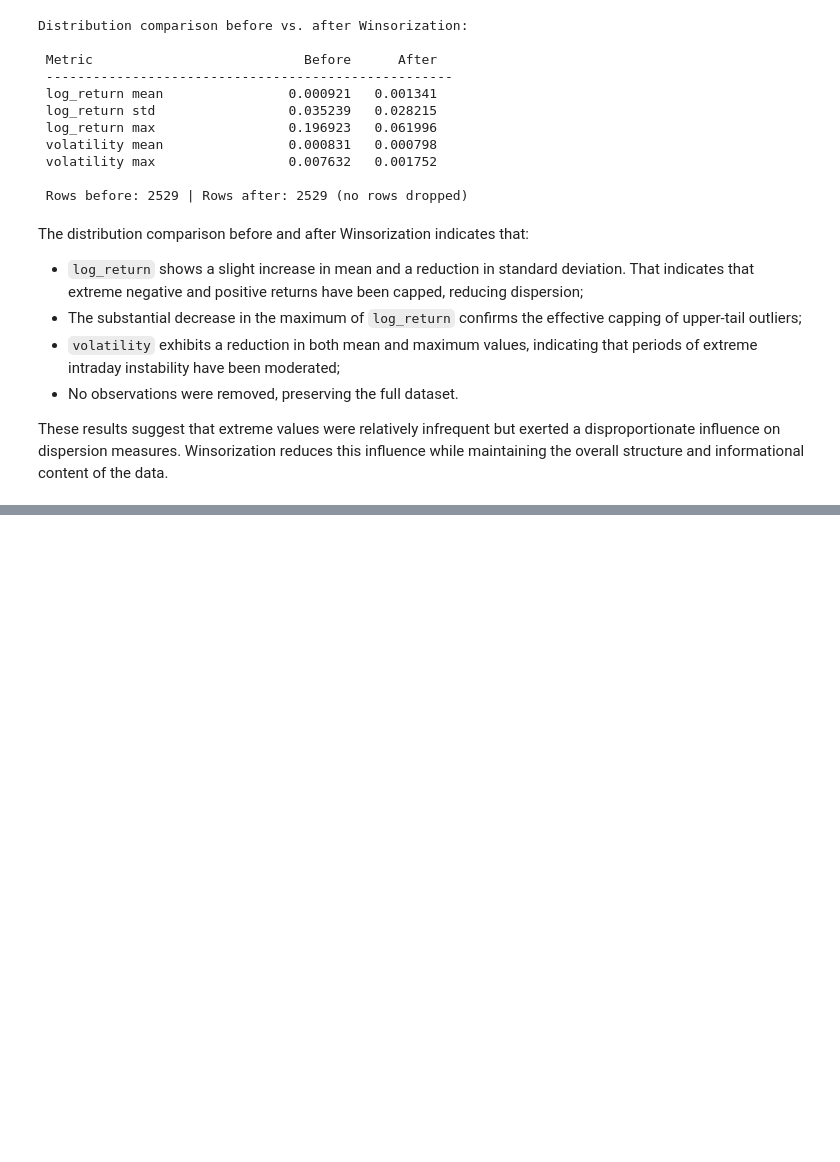
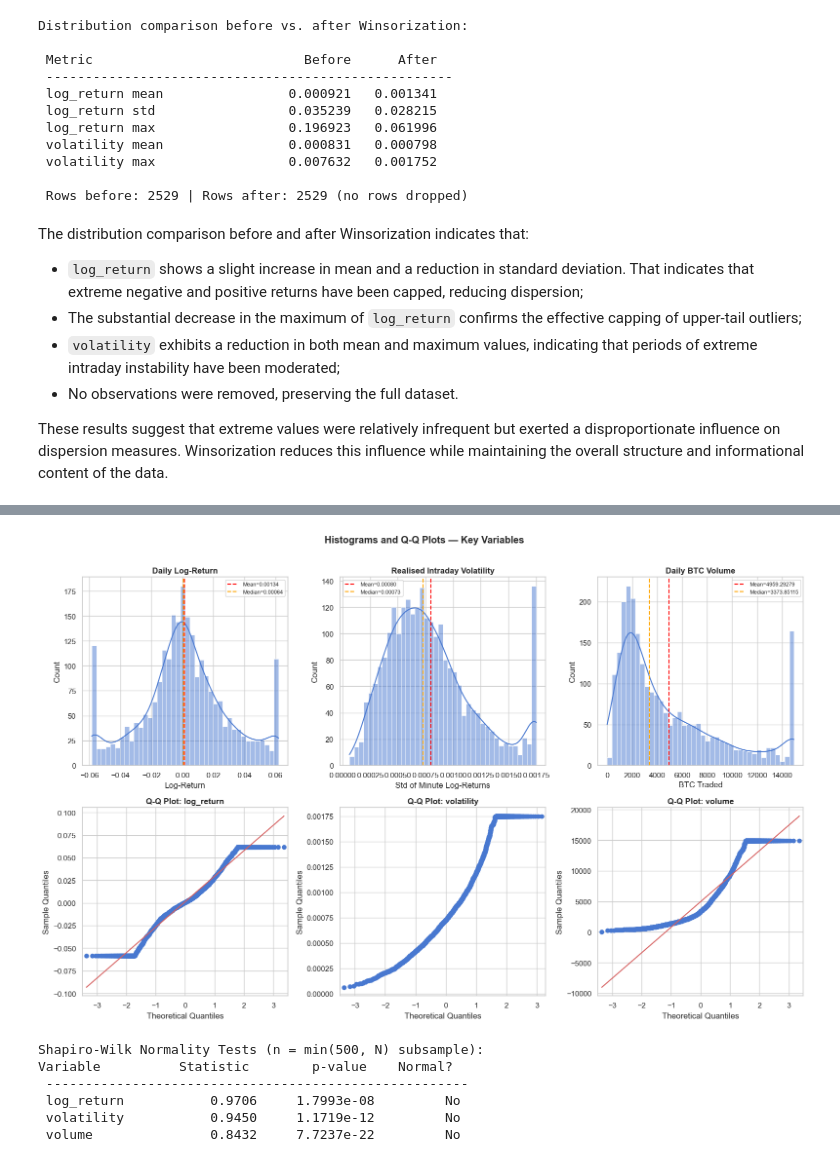
Before and after one commit to lozeva/crypto-sentiment-btc-analysis, a Jupyter notebook: crypto_sentiment_btc_analysis.ipynb, the cells around one changed output, grey strips where cells are left out. Cells and saved outputs as stored; diff of their text form; code cells hidden in the pictures; blank space fills up the shorter version.

Commit message:
Add EDA: distribution analysis of key variables (log_return, volatility, volume) and sentiment categories (Sections 7.1 - 7.2)

```diff
--- a/crypto_sentiment_btc_analysis.ipynb
+++ b/crypto_sentiment_btc_analysis.ipynb
@@ -496,0 +511,53 @@ These results suggest that extreme values were relatively infrequent but exerted
+# %%
+fig, axes = plt.subplots(2, 3, figsize=(16, 10))
+
+# Variables to analyse: (column, plot title, x-axis label)
+vars_info = [
+    ('log_return', 'Daily Log-Return', 'Log-Return'),
+    ('volatility', 'Realised Intraday Volatility', 'Std of Minute Log-Returns'),
+    ('volume', 'Daily BTC Volume', 'BTC Traded'),
+]
+
+for col_idx, (col, title, xlabel) in enumerate(vars_info):
+    ax_hist = axes[0, col_idx]
+    ax_qq = axes[1, col_idx]
+
+    # Histogram with KDE + mean / median reference lines
+    sns.histplot(btc_fng_clean[col], bins=40, kde=True, ax=ax_hist)
+    ax_hist.axvline(btc_fng_clean[col].mean(), color='red', linestyle='--',
+                    label=f'Mean={btc_fng_clean[col].mean():.5f}')
+    ax_hist.axvline(btc_fng_clean[col].median(), color='orange', linestyle='--',
+                    label=f'Median={btc_fng_clean[col].median():.5f}')
+    ax_hist.set_title(title, fontweight='bold')
+    ax_hist.set_xlabel(xlabel)
+    ax_hist.legend(fontsize=8)
+
+    # Q-Q plot to assess normality (deviation from straight line = non-normal)
+    qqplot(btc_fng_clean[col], line='s', ax=ax_qq)
+    ax_qq.set_title(f'Q-Q Plot: {col}', fontweight='bold')
+
+plt.suptitle('Histograms and Q-Q Plots — Key Variables', fontweight='bold', y=1.01)
+plt.tight_layout()
+plt.show()
+
+# Shapiro–Wilk normality test (subsample to avoid oversensitivity in large N)
+print('Shapiro-Wilk Normality Tests (n = min(500, N) subsample):')
+print(f"{'Variable': <14} {'Statistic': >12} {'p-value': >14} {'Normal?': >10}")
+print(' ' + '-' * 54)
+
+for col, title, _ in vars_info:
+    stat, p = shapiro(
+        btc_fng_clean[col]
+        .dropna()
+        .sample(min(500, len(btc_fng_clean)), random_state=42))
+
+    normal = 'Yes' if p >= ALPHA else 'No'
+    print(f' {col: <14} {stat: >12.4f} {p: >14.4e} {normal: >10}')
+# %% [output]
+[figure, added]
+Shapiro-Wilk Normality Tests (n = min(500, N) subsample):
+Variable          Statistic        p-value    Normal?
+ ------------------------------------------------------
+ log_return           0.9706     1.7993e-08         No
+ volatility           0.9450     1.1719e-12         No
+ volume               0.8432     7.7237e-22         No
```
Also changed, not shown: parts of 6 cells of this notebook.
